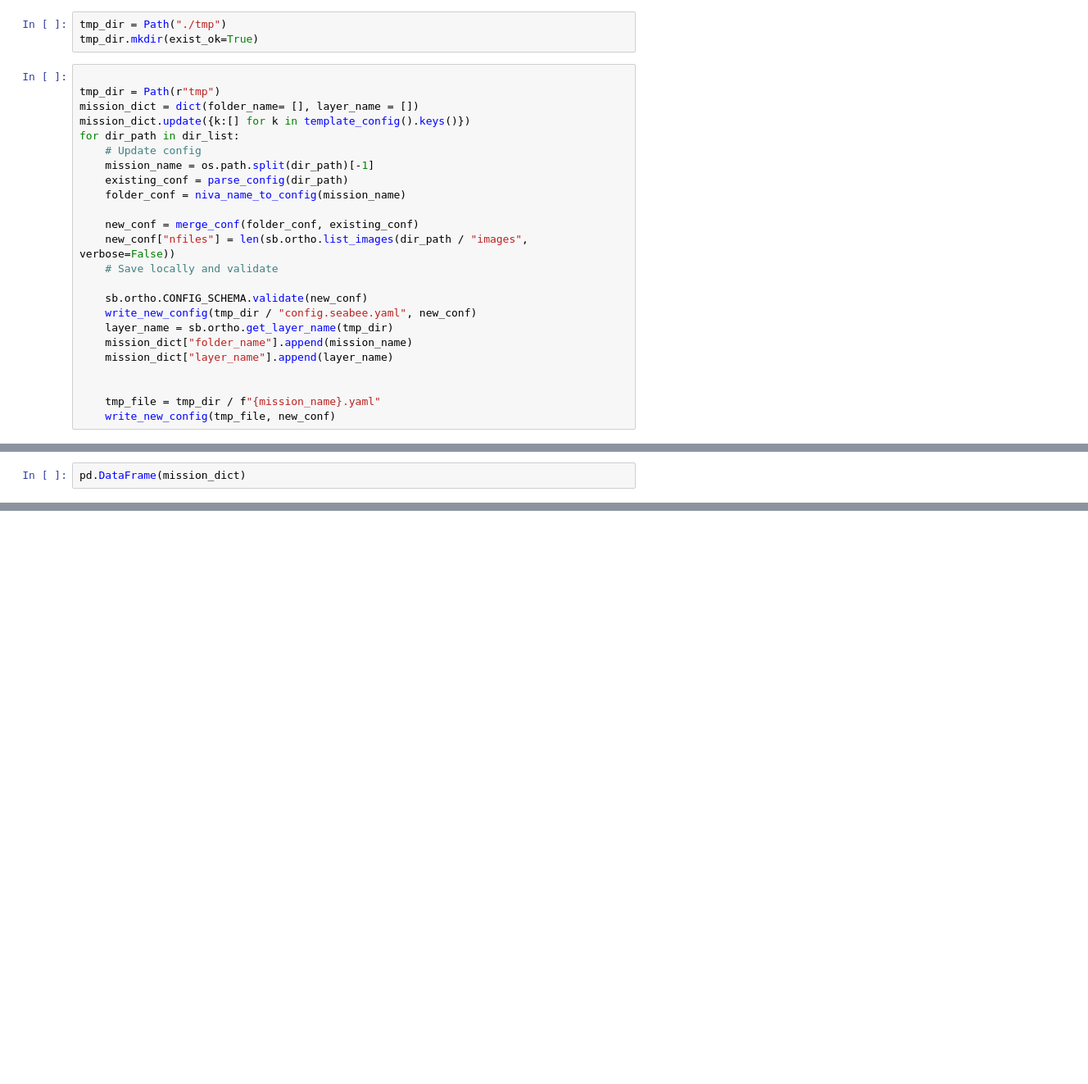
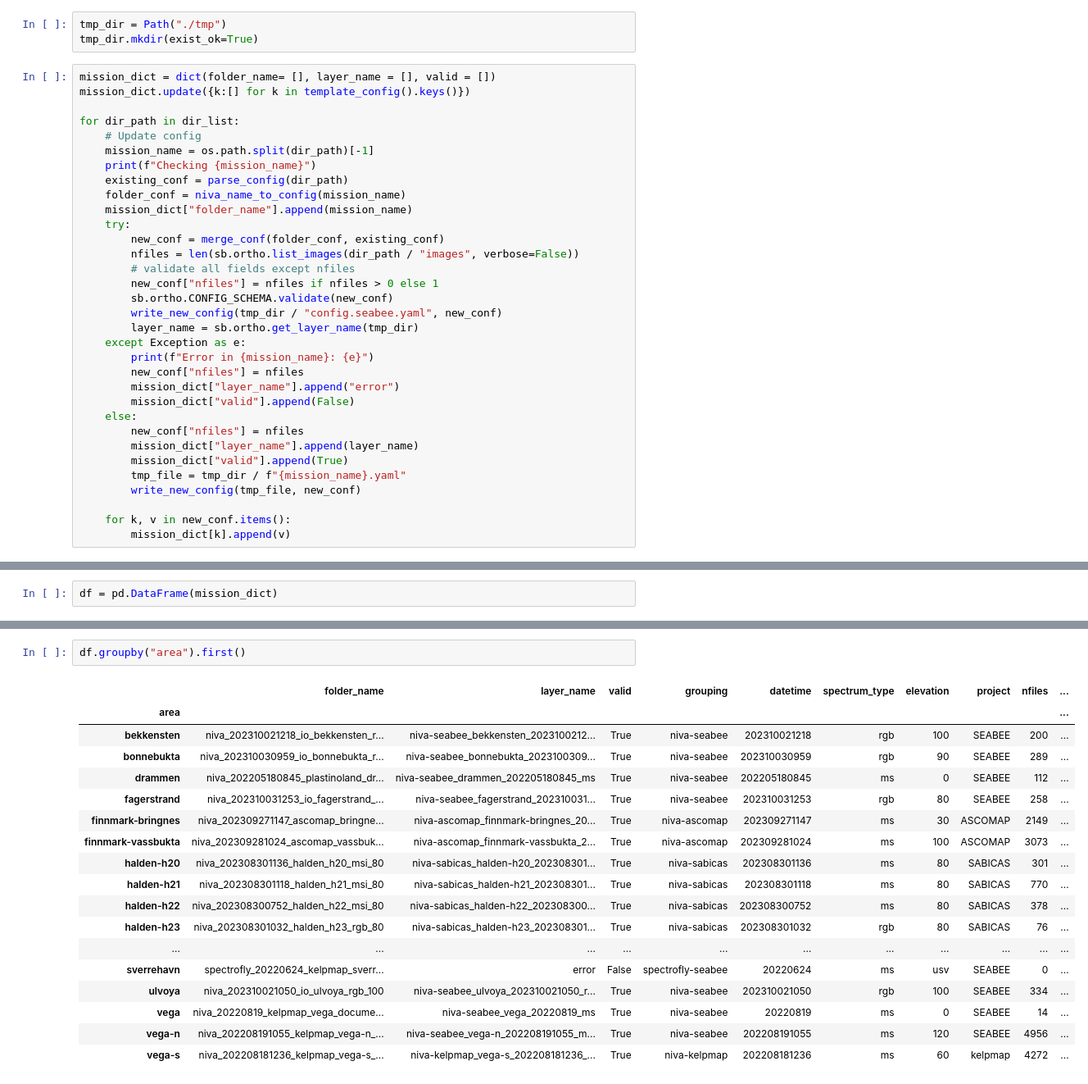
Before and after one commit to SeaBee-no/seabeepy, a Jupyter notebook: notebooks/refactor_config_niva.ipynb, the cells around one changed output, grey strips where cells are left out. Shown at 82% size. Cells and saved outputs as stored; diff of their text form; blank space fills up the shorter version.

Commit message:
add inital run for tidying tidy
also see https://github.com/SeaBee-no/documentation/issues/53

```diff
--- a/notebooks/refactor_config_niva.ipynb
+++ b/notebooks/refactor_config_niva.ipynb
@@ -90,27 +121,36 @@ dir_list = [p for p in base_dirs for p in p.iterdir() if p.is_dir()]
 tmp_dir = Path("./tmp")
 tmp_dir.mkdir(exist_ok=True)
 # %%
+mission_dict = dict(folder_name= [], layer_name = [], valid = [])
+mission_dict.update({k:[] for k in template_config().keys()})
 
-tmp_dir = Path(r"tmp")
-mission_dict = dict(folder_name= [], layer_name = [])
-mission_dict.update({k:[] for k in template_config().keys()})
 for dir_path in dir_list:
     # Update config
     mission_name = os.path.split(dir_path)[-1]
+    print(f"Checking {mission_name}")
     existing_conf = parse_config(dir_path)
     folder_conf = niva_name_to_config(mission_name)
+    mission_dict["folder_name"].append(mission_name)
+    try:
+        new_conf = merge_conf(folder_conf, existing_conf)
+        nfiles = len(sb.ortho.list_images(dir_path / "images", verbose=False))
+        # validate all fields except nfiles
+        new_conf["nfiles"] = nfiles if nfiles > 0 else 1
+        sb.ortho.CONFIG_SCHEMA.validate(new_conf)
+        write_new_config(tmp_dir / "config.seabee.yaml", new_conf)
+        layer_name = sb.ortho.get_layer_name(tmp_dir)
+    except Exception as e:
+        print(f"Error in {mission_name}: {e}")
+        new_conf["nfiles"] = nfiles
+        mission_dict["layer_name"].append("error")
+        mission_dict["valid"].append(False)
+    else:
+        new_conf["nfiles"] = nfiles
+        mission_dict["layer_name"].append(layer_name)
+        mission_dict["valid"].append(True)
+        tmp_file = tmp_dir / f"{mission_name}.yaml"
+        write_new_config(tmp_file, new_conf)
 
-    new_conf = merge_conf(folder_conf, existing_conf)
-    new_conf["nfiles"] = len(sb.ortho.list_images(dir_path / "images", verbose=False))
-    # Save locally and validate
-
-    sb.ortho.CONFIG_SCHEMA.validate(new_conf)
-    write_new_config(tmp_dir / "config.seabee.yaml", new_conf)
-    layer_name = sb.ortho.get_layer_name(tmp_dir)
-    mission_dict["folder_name"].append(mission_name)
-    mission_dict["layer_name"].append(layer_name)
-
-
-    tmp_file = tmp_dir / f"{mission_name}.yaml"
-    write_new_config(tmp_file, new_conf)
+    for k, v in new_conf.items():
+        mission_dict[k].append(v)
 # %% [output]
@@ -118,2 +174,2 @@ TypeError: 'NoneType' object is not subscriptable
 # %%
-pd.DataFrame(mission_dict)
+df = pd.DataFrame(mission_dict)
@@ -127,0 +192,21 @@ pd.DataFrame(mission_dict)
+# %%
+df.groupby("area").first()
+# %% [output]
+|  | folder_name | layer_name | valid | grouping | datetime | spectrum_type | elevation | project | nfiles | ... |
+| area |  |  |  |  |  |  |  |  |  | ... |
+| bekkensten | niva_202310021218_io_bekkensten_r... | niva-seabee_bekkensten_2023100212... | True | niva-seabee | 202310021218 | rgb | 100 | SEABEE | 200 | ... |
+| bonnebukta | niva_202310030959_io_bonnebukta_r... | niva-seabee_bonnebukta_2023100309... | True | niva-seabee | 202310030959 | rgb | 90 | SEABEE | 289 | ... |
+| drammen | niva_202205180845_plastinoland_dr... | niva-seabee_drammen_202205180845_ms | True | niva-seabee | 202205180845 | ms | 0 | SEABEE | 112 | ... |
+| fagerstrand | niva_202310031253_io_fagerstrand_... | niva-seabee_fagerstrand_202310031... | True | niva-seabee | 202310031253 | rgb | 80 | SEABEE | 258 | ... |
+| finnmark-bringnes | niva_202309271147_ascomap_bringne... | niva-ascomap_finnmark-bringnes_20... | True | niva-ascomap | 202309271147 | ms | 30 | ASCOMAP | 2149 | ... |
+| finnmark-vassbukta | niva_202309281024_ascomap_vassbuk... | niva-ascomap_finnmark-vassbukta_2... | True | niva-ascomap | 202309281024 | ms | 100 | ASCOMAP | 3073 | ... |
+| halden-h20 | niva_202308301136_halden_h20_msi_80 | niva-sabicas_halden-h20_202308301... | True | niva-sabicas | 202308301136 | ms | 80 | SABICAS | 301 | ... |
+| halden-h21 | niva_202308301118_halden_h21_msi_80 | niva-sabicas_halden-h21_202308301... | True | niva-sabicas | 202308301118 | ms | 80 | SABICAS | 770 | ... |
+| halden-h22 | niva_202308300752_halden_h22_msi_80 | niva-sabicas_halden-h22_202308300... | True | niva-sabicas | 202308300752 | ms | 80 | SABICAS | 378 | ... |
+| halden-h23 | niva_202308301032_halden_h23_rgb_80 | niva-sabicas_halden-h23_202308301... | True | niva-sabicas | 202308301032 | rgb | 80 | SABICAS | 76 | ... |
+| ... | ... | ... | ... | ... | ... | ... | ... | ... | ... | ... |
+| sverrehavn | spectrofly_20220624_kelpmap_sverr... | error | False | spectrofly-seabee | 20220624 | ms | usv | SEABEE | 0 | ... |
+| ulvoya | niva_202310021050_io_ulvoya_rgb_100 | niva-seabee_ulvoya_202310021050_r... | True | niva-seabee | 202310021050 | rgb | 100 | SEABEE | 334 | ... |
+| vega | niva_20220819_kelpmap_vega_docume... | niva-seabee_vega_20220819_ms | True | niva-seabee | 20220819 | ms | 0 | SEABEE | 14 | ... |
+| vega-n | niva_202208191055_kelpmap_vega-n_... | niva-seabee_vega-n_202208191055_m... | True | niva-seabee | 202208191055 | ms | 120 | SEABEE | 4956 | ... |
+| vega-s | niva_202208181236_kelpmap_vega-s_... | niva-kelpmap_vega-s_202208181236_... | True | niva-kelpmap | 202208181236 | ms | 60 | kelpmap | 4272 | ... |
```
Also changed, not shown: parts of 18 cells of this notebook.
